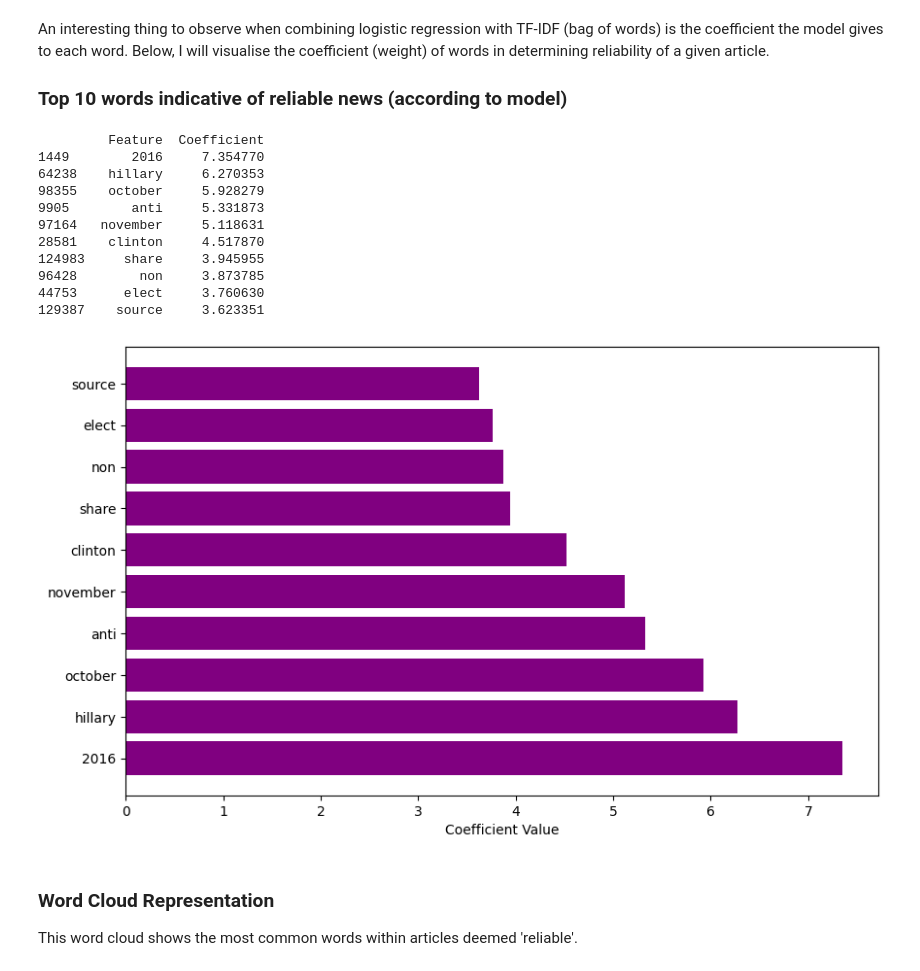
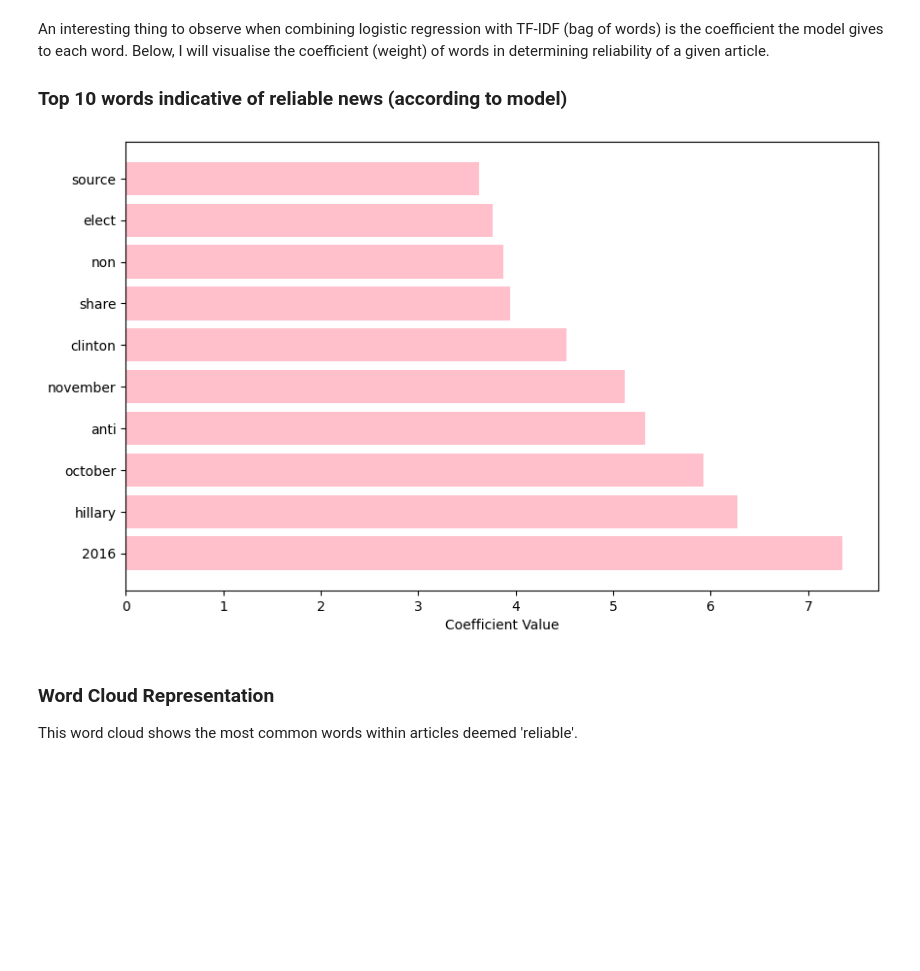
Before and after one commit to raum30/fake-news, a Jupyter notebook: notebook.ipynb, the cells around one changed output. Saved outputs shown, nothing was run; the diff lists cells and outputs as text; code cells hidden in the pictures; blank space fills up the shorter version.

```diff
--- a/notebook.ipynb
+++ b/notebook.ipynb
@@ -184,29 +195,18 @@ An interesting thing to observe when combining logistic regression with TF-IDF (
 # %%
 feature_names = tfidf_vectorizer.get_feature_names_out()
 coefficients = logreg_model.coef_.flatten()
 
 feature_importance = pd.DataFrame({'Feature': feature_names, 'Coefficient': coefficients})
 top_features = feature_importance.nlargest(10, 'Coefficient')
 
-print(top_features)
+# print(top_features)
 
 plt.figure(figsize=(10, 6))
-plt.barh(top_features['Feature'], top_features['Coefficient'], color='purple')
+plt.barh(top_features['Feature'], top_features['Coefficient'], color='pink')
 plt.xlabel('Coefficient Value')
 plt.show()
 # %% [output]
-         Feature  Coefficient
-1449        2016     7.354770
-64238    hillary     6.270353
-98355    october     5.928279
-9905        anti     5.331873
-97164   november     5.118631
-28581    clinton     4.517870
-124983     share     3.945955
-96428        non     3.873785
-44753      elect     3.760630
-129387    source     3.623351
-[figure, old version]
+[figure, new version]
 # %% [markdown]
 ### Word Cloud Representation
 
```
Also changed, not shown: parts of 5 cells of this notebook.
